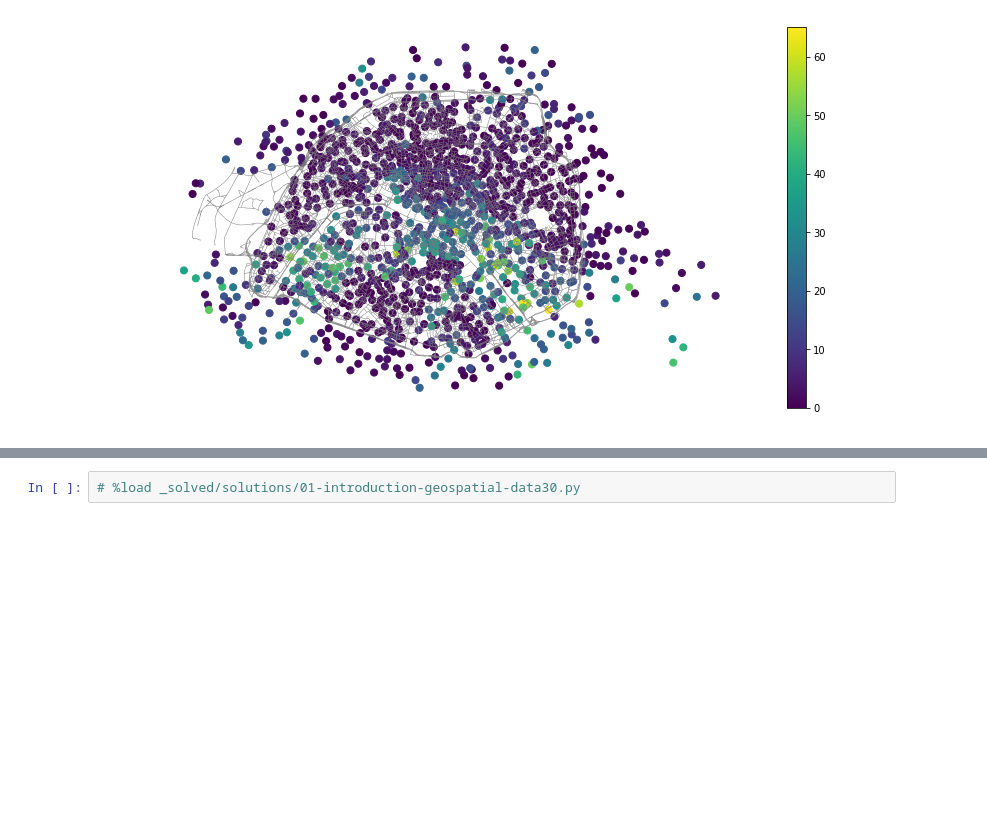
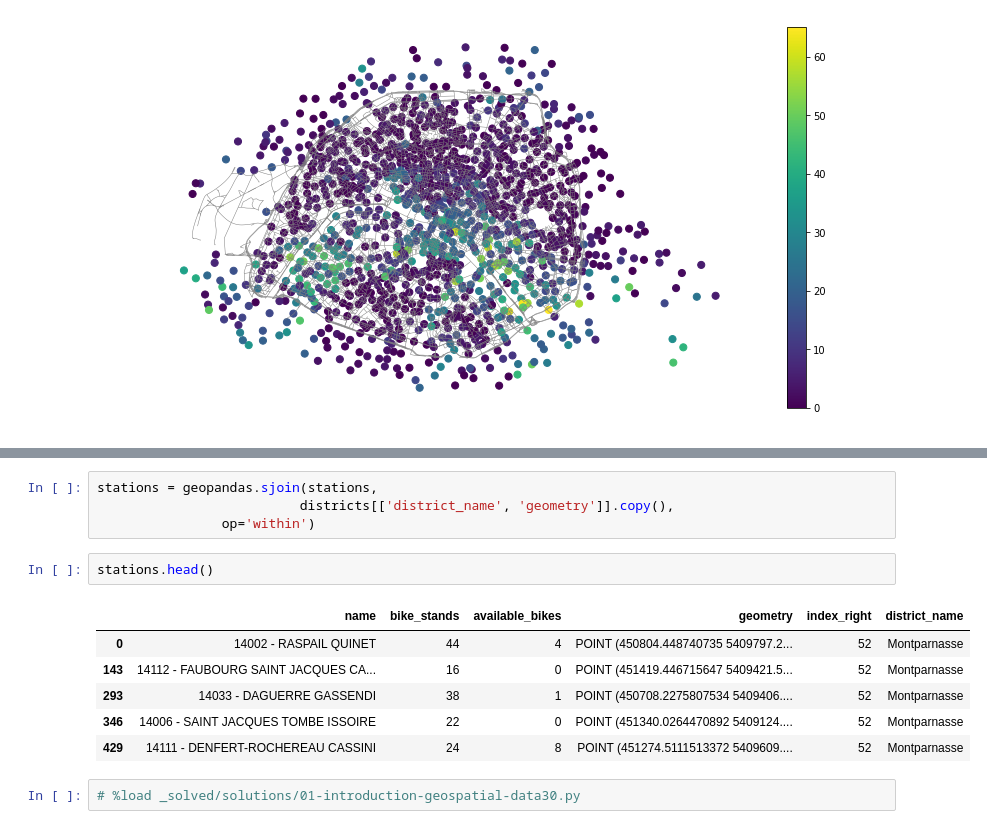
Before and after one commit to doolingdavid/geopandas-tutorial, a Jupyter notebook: 01-introduction-geospatial-data.ipynb, the cells around one changed output, grey strips where cells are left out. Saved outputs shown, nothing was run; the diff lists cells and outputs as text; blank space fills up the shorter version.

```diff
--- a/01-introduction-geospatial-data.ipynb
+++ b/01-introduction-geospatial-data.ipynb
@@ -538,3 +557,16 @@ ax.set_axis_off()
+# %%
+stations = geopandas.sjoin(stations,
+                          districts[['district_name', 'geometry']].copy(),
+                op='within')
+# %%
+stations.head()
+# %% [output]
+|  | name | bike_stands | available_bikes | geometry | index_right | district_name |
+| 0 | 14002 - RASPAIL QUINET | 44 | 4 | POINT (450804.448740735 5409797.2... | 52 | Montparnasse |
+| 143 | 14112 - FAUBOURG SAINT JACQUES CA... | 16 | 0 | POINT (451419.446715647 5409421.5... | 52 | Montparnasse |
+| 293 | 14033 - DAGUERRE GASSENDI | 38 | 1 | POINT (450708.2275807534 5409406.... | 52 | Montparnasse |
+| 346 | 14006 - SAINT JACQUES TOMBE ISSOIRE | 22 | 0 | POINT (451340.0264470892 5409124.... | 52 | Montparnasse |
+| 429 | 14111 - DENFERT-ROCHEREAU CASSINI | 24 | 8 | POINT (451274.5111513372 5409609.... | 52 | Montparnasse |
 # %%
 # %load _solved/solutions/01-introduction-geospatial-data30.py
 # %%
```
Also changed, not shown: parts of 4 cells of this notebook.
